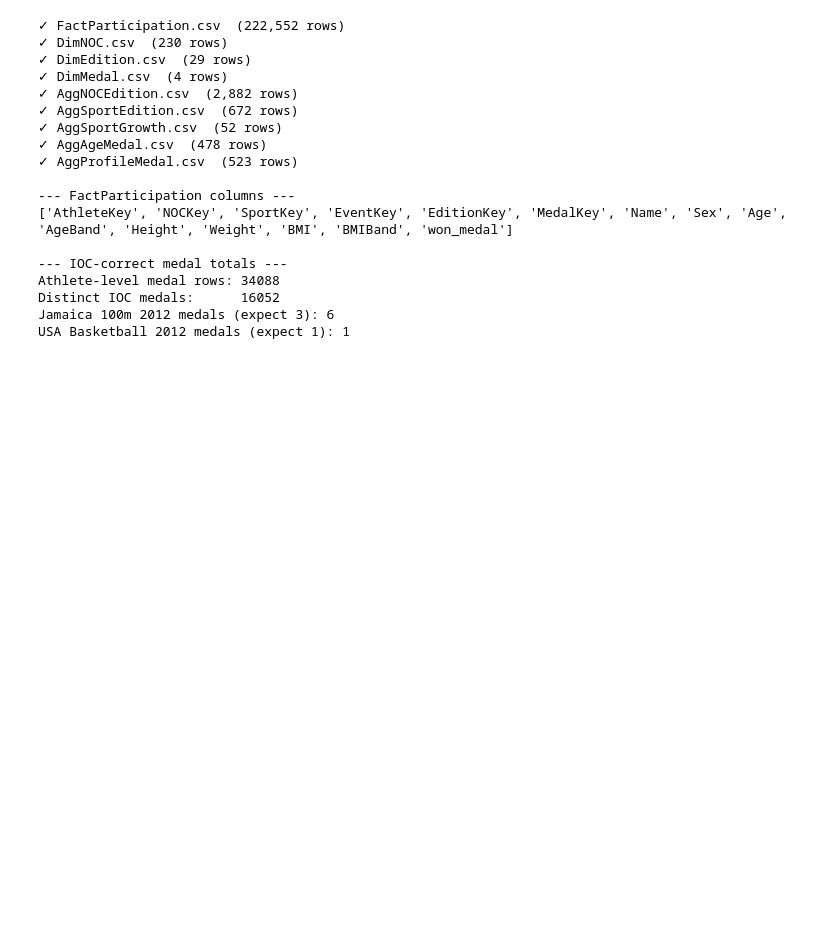
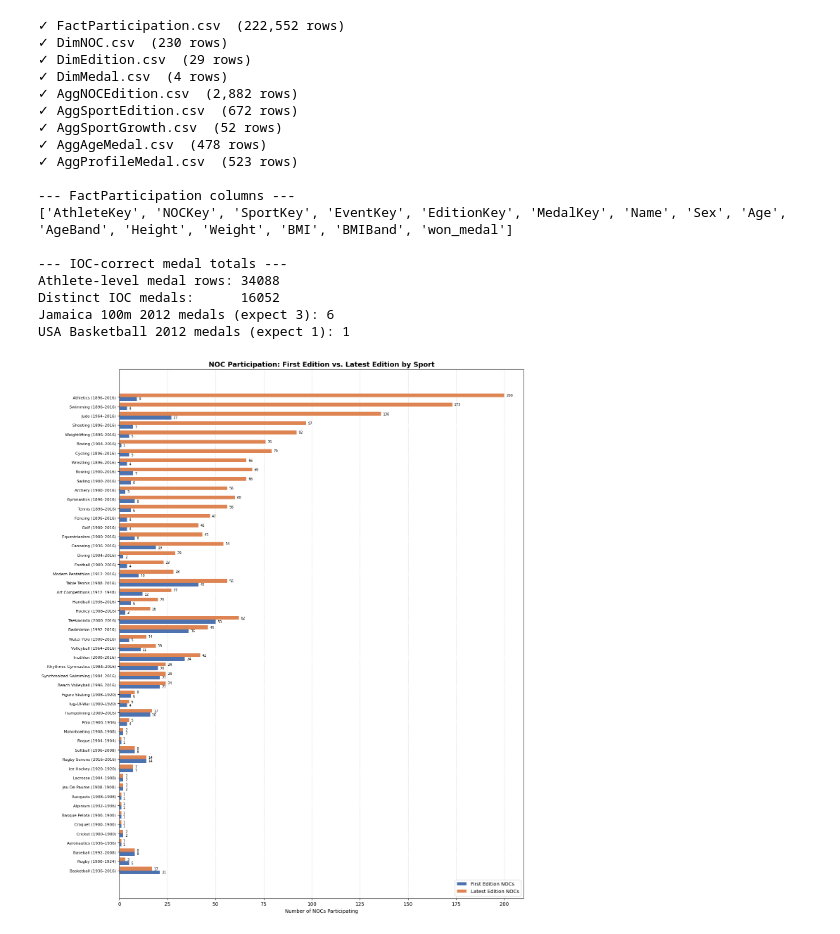
Before and after one commit to tamkj/CapStoneETKJ, a Jupyter notebook: CapStone_Sport.ipynb, the cells around one changed output. Saved outputs shown, nothing was run; the diff lists cells and outputs as text; code cells hidden in the pictures; blank space fills up the shorter version.

```diff
--- a/CapStone_Sport.ipynb
+++ b/CapStone_Sport.ipynb
@@ -411,3 +411,52 @@ Athlete-level medal rows: 34088
 Distinct IOC medals:      16052
 Jamaica 100m 2012 medals (expect 3): 6
 USA Basketball 2012 medals (expect 1): 1
+# %%
+import pandas as pd
+import matplotlib.pyplot as plt
+import numpy as np
+
+# Load the data
+df = pd.read_csv('AggSportGrowth.csv')
+
+# Sort by AbsGrowth for a more meaningful visual ordering
+df_sorted = df.sort_values('AbsGrowth', ascending=True).reset_index(drop=True)
+
+# Set up figure
+fig, ax = plt.subplots(figsize=(14, 16))
+
+y = np.arange(len(df_sorted))
+height = 0.4
+
+# Plot first-edition vs latest-edition NOC counts
+bars1 = ax.barh(y - height/2, df_sorted['FirstNOCs'], height,
+                label='First Edition NOCs', color='#4C72B0')
+bars2 = ax.barh(y + height/2, df_sorted['LastNOCs'], height,
+                label='Latest Edition NOCs', color='#DD8452')
+
+# Annotate values on bars
+for bars in (bars1, bars2):
+    for bar in bars:
+        width = bar.get_width()
+        ax.text(width + 1, bar.get_y() + bar.get_height()/2,
+                f'{int(width)}', va='center', fontsize=7)
+
+# Labels and formatting
+ax.set_yticks(y)
+ax.set_yticklabels(
+    [f"{row.Sport} ({int(row.FirstYear)}–{int(row.LastYear)})"
+     for row in df_sorted.itertuples()],
+    fontsize=8
+)
+ax.set_xlabel('Number of NOCs Participating')
+ax.set_title('NOC Participation: First Edition vs. Latest Edition by Sport',
+             fontsize=14, fontweight='bold')
+ax.legend(loc='lower right', fontsize=10)
+ax.grid(axis='x', linestyle='--', alpha=0.5)
+ax.set_axisbelow(True)
+
+plt.tight_layout()
+plt.savefig('noc_participation_comparison.png', dpi=150)
+plt.show()
+# %% [output]
+[figure, added]
```
